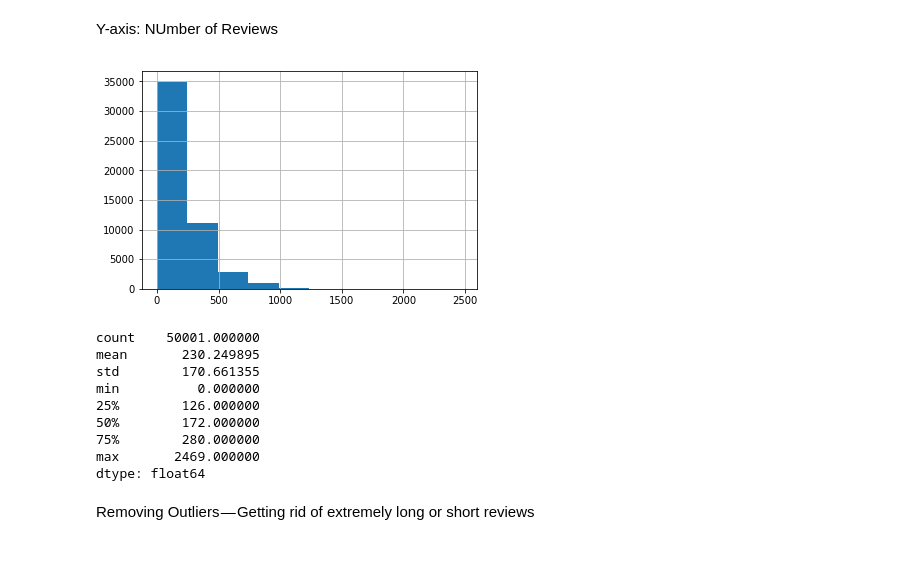
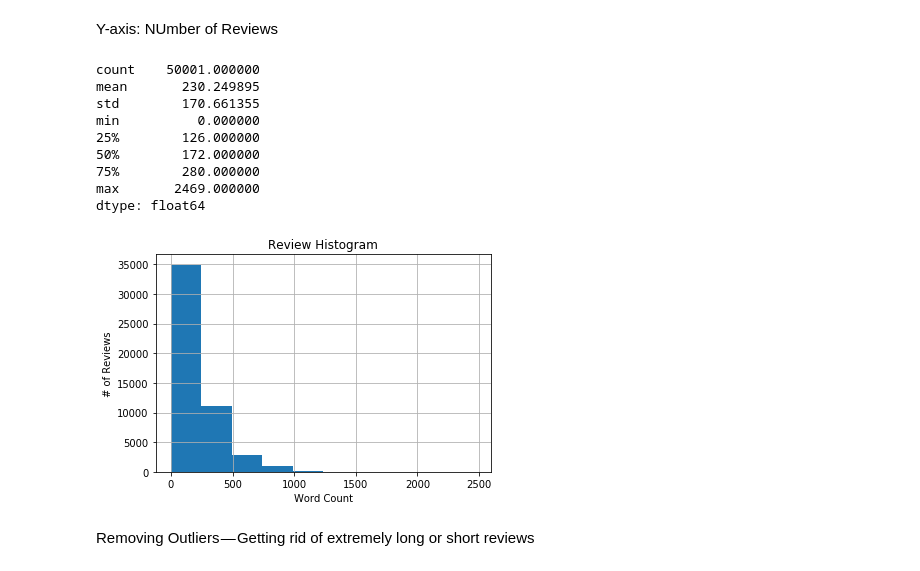
Before and after one commit to F1nalFortune/sentiment_analysis_LSTM, a Jupyter notebook: sentiment_LSTM.ipynb, the cells around one changed output. Drawn from its saved outputs; the diff is of its cells as text; code cells hidden in the pictures.

Commit message:
added graph updates

```diff
--- a/sentiment_LSTM.ipynb
+++ b/sentiment_LSTM.ipynb
@@ -167,19 +166,21 @@ Y-axis: NUmber of Reviews
 # %%
 reviews_len = [len(x) for x in reviews_int]
 pd.Series(reviews_len).hist()
-plt.show()
+plt.title('Review Histogram')
+plt.ylabel('# of Reviews')
+plt.xlabel('Word Count')
 pd.Series(reviews_len).describe()
 # %% [output]
+count    50001.000000
+mean       230.249895
+std        170.661355
+min          0.000000
+25%        126.000000
+50%        172.000000
+75%        280.000000
+max       2469.000000
+dtype: float64
-[figure, old version]
+[figure, new version]
-count    50001.000000
-mean       230.249895
-std        170.661355
-min          0.000000
-25%        126.000000
-50%        172.000000
-75%        280.000000
-max       2469.000000
-dtype: float64
 # %% [markdown]
 Removing Outliers — Getting rid of extremely long or short reviews
 # %% [markdown]
```
Also changed, not shown: parts of 10 cells of this notebook.
